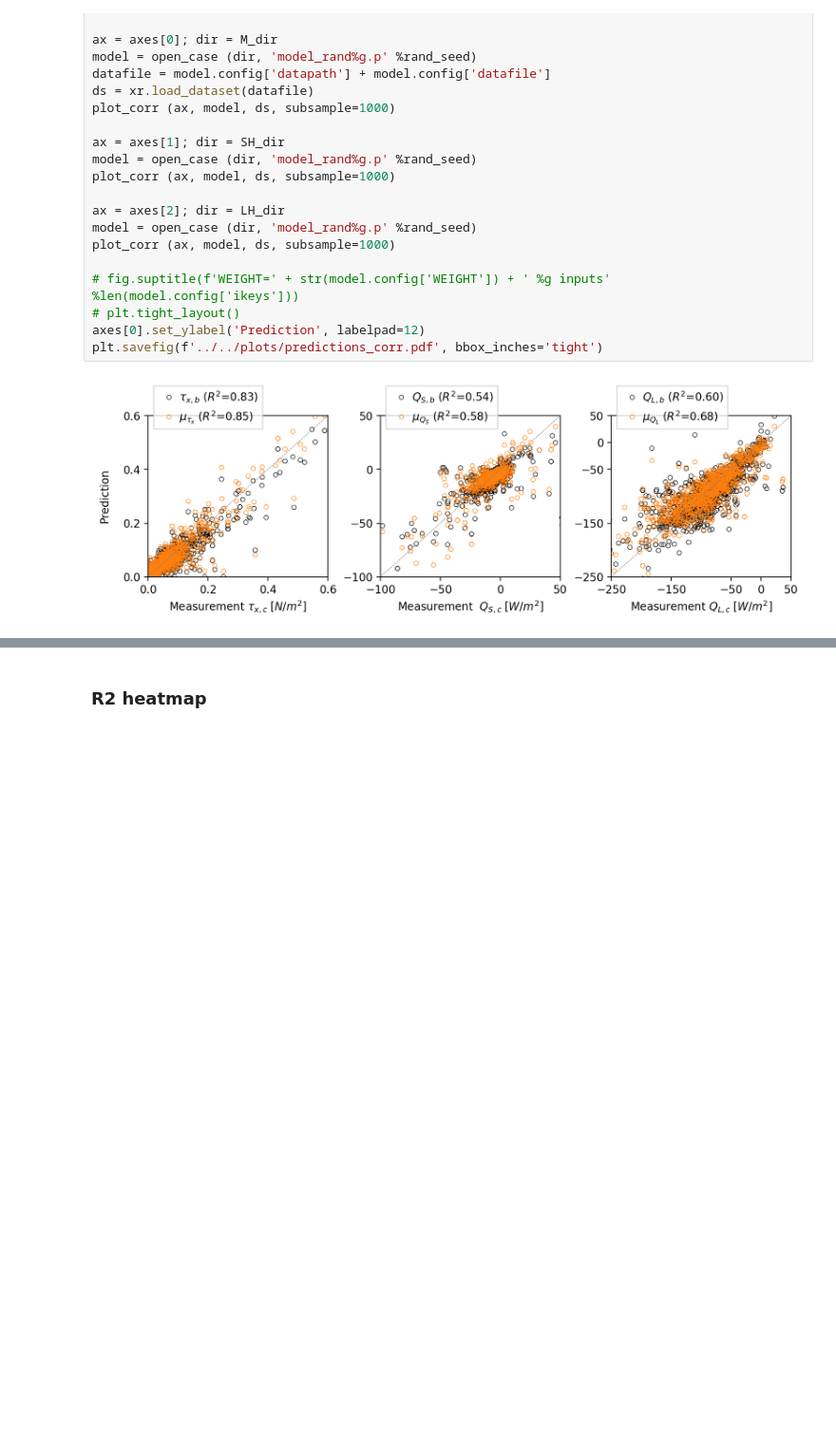
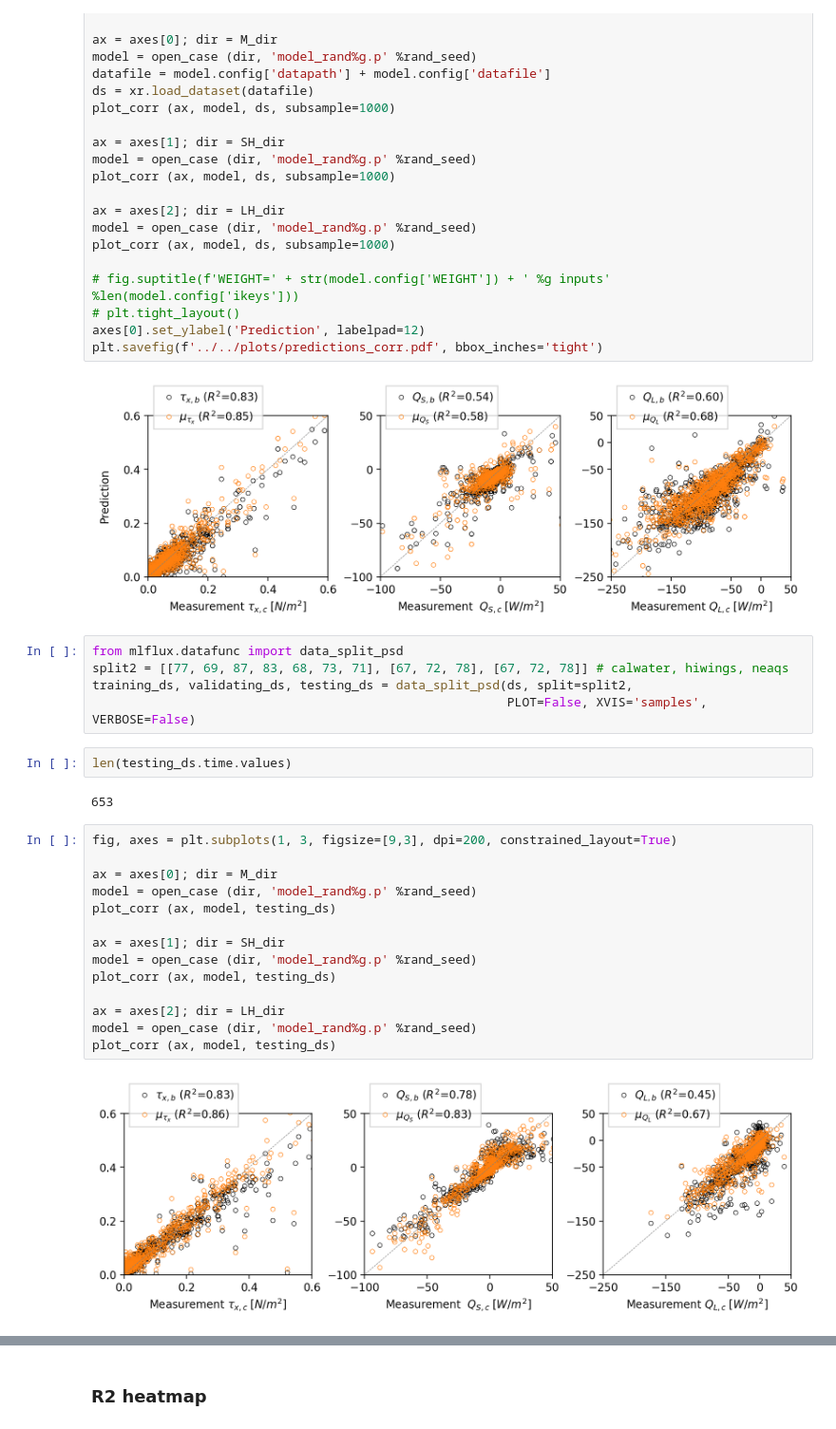
Before and after one commit to jiarong-wu/mlflux, a Jupyter notebook: notebooks/regression/Eval2-pred-res.ipynb, the cells around one changed output, grey strips where cells are left out. Shown at 95% size. Drawn from its saved outputs; the diff is of its cells as text; blank space fills up the shorter version.

```diff
--- a/notebooks/regression/Eval2-pred-res.ipynb
+++ b/notebooks/regression/Eval2-pred-res.ipynb
@@ -103,3 +103,28 @@ axes[0].set_ylabel('Prediction', labelpad=12)
 plt.savefig(f'../../plots/predictions_corr.pdf', bbox_inches='tight')
 # %% [output]
 [figure]
+# %%
+from mlflux.datafunc import data_split_psd
+split2 = [[77, 69, 87, 83, 68, 73, 71], [67, 72, 78], [67, 72, 78]] # calwater, hiwings, neaqs
+training_ds, validating_ds, testing_ds = data_split_psd(ds, split=split2,
+                                                        PLOT=False, XVIS='samples', VERBOSE=False)
+# %%
+len(testing_ds.time.values)
+# %% [output]
+653
+# %%
+fig, axes = plt.subplots(1, 3, figsize=[9,3], dpi=200, constrained_layout=True)
+
+ax = axes[0]; dir = M_dir
+model = open_case (dir, 'model_rand%g.p' %rand_seed)
+plot_corr (ax, model, testing_ds)
+
+ax = axes[1]; dir = SH_dir
+model = open_case (dir, 'model_rand%g.p' %rand_seed)
+plot_corr (ax, model, testing_ds)
+
+ax = axes[2]; dir = LH_dir
+model = open_case (dir, 'model_rand%g.p' %rand_seed)
+plot_corr (ax, model, testing_ds)
+# %% [output]
+[figure, added]
```
Also changed, not shown: parts of 2 cells of this notebook, 24 other files.
